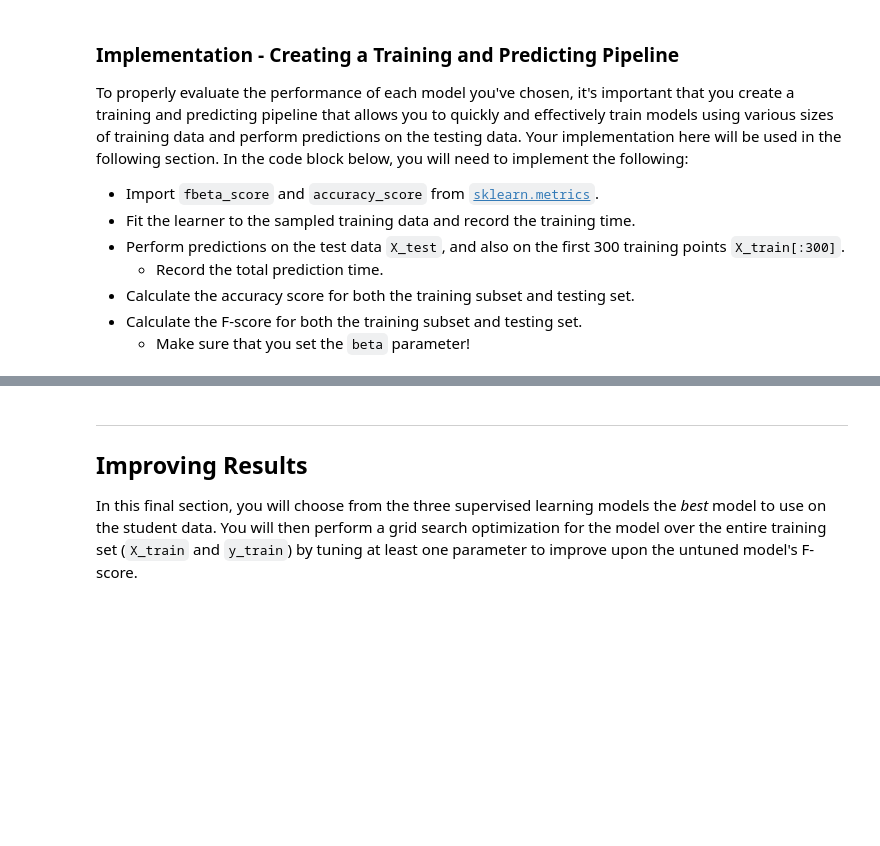
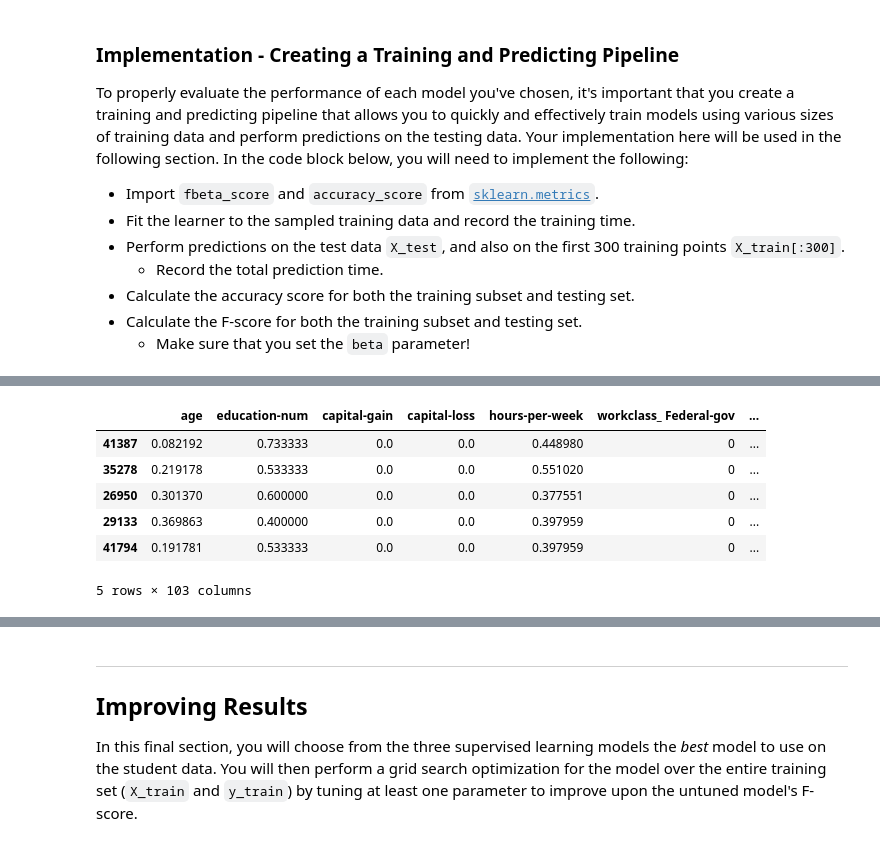
Before and after one commit to jmnickerson05/udacity_charity_ml, a Jupyter notebook: finding_donors(working version).ipynb, the cells around one changed output, grey strips where cells are left out. Drawn from its saved outputs; the diff is of its cells as text; code cells hidden in the pictures; blank space fills up the shorter version.

```diff
--- a/finding_donors(working version).ipynb
+++ b/finding_donors(working version).ipynb
@@ -355,2 +363,12 @@ In the code cell, you will need to implement the following:
+# %%
+X_test.head()
+# %% [output]
+|  | age | education-num | capital-gain | capital-loss | hours-per-week | workclass_ Federal-gov | ... |
+| 41387 | 0.082192 | 0.733333 | 0.0 | 0.0 | 0.448980 | 0 | ... |
+| 35278 | 0.219178 | 0.533333 | 0.0 | 0.0 | 0.551020 | 0 | ... |
+| 26950 | 0.301370 | 0.600000 | 0.0 | 0.0 | 0.377551 | 0 | ... |
+| 29133 | 0.369863 | 0.400000 | 0.0 | 0.0 | 0.397959 | 0 | ... |
+| 41794 | 0.191781 | 0.533333 | 0.0 | 0.0 | 0.397959 | 0 | ... |
+5 rows × 103 columns
 # %%
 # TODO: Import the three supervised learning models from sklearn
```
Also changed, not shown: parts of 10 cells of this notebook, 2 other files.
